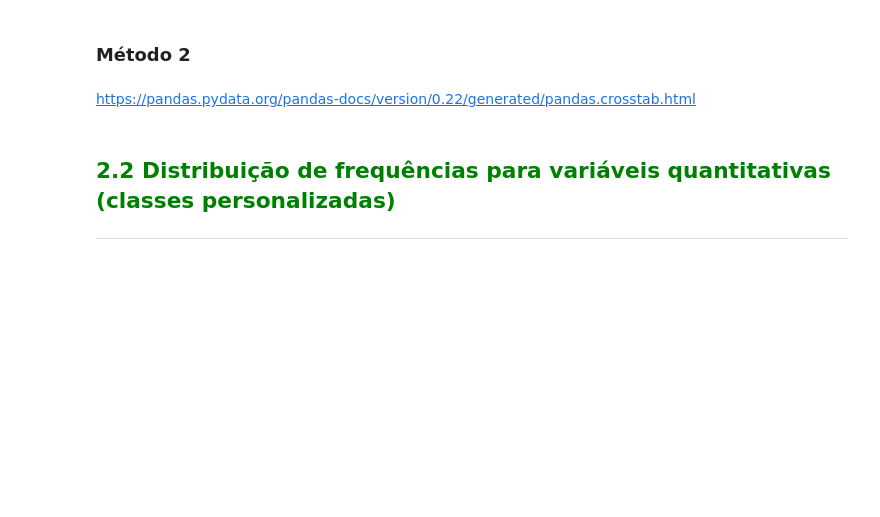
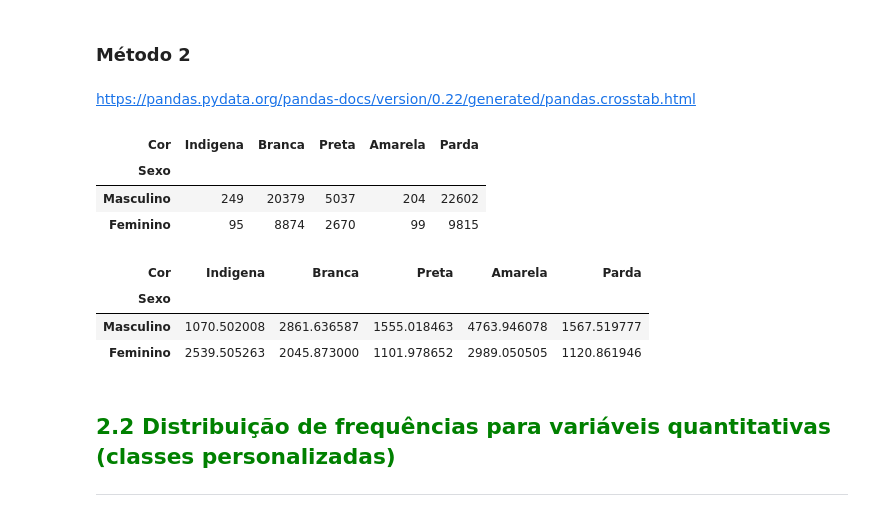
Before and after one commit to heber-augusto/course-stats-with-python, a Jupyter notebook: stats_with_python_part.ipynb, the cells around one changed output. Drawn from its saved outputs; the diff is of its cells as text; code cells hidden in the pictures; blank space fills up the shorter version.

```diff
--- a/stats_with_python_part.ipynb
+++ b/stats_with_python_part.ipynb
@@ -238,6 +266,48 @@ https://pandas.pydata.org/pandas-docs/version/0.22/generated/pandas.Series.value
 ### Método 2
 # %% [markdown]
 https://pandas.pydata.org/pandas-docs/version/0.22/generated/pandas.crosstab.html
+# %%
+sexo = {
+    0:'Masculino',
+    1:'Feminino'
+}
+
+cor = {
+    0:'Indigena',
+    2:'Branca',
+    4:'Preta',
+    6:'Amarela',
+    8:'Parda',
+    9:'Sem declaração'
+}
+# %%
+frequencia = pd.crosstab(
+    df.Sexo,
+    df.Cor
+    )
+frequencia.rename(index=sexo, inplace=True)
+frequencia.rename(columns=cor, inplace=True)
+frequencia
+# %% [output]
+| Cor | Indigena | Branca | Preta | Amarela | Parda |
+| Sexo |  |  |  |  |  |
+| Masculino | 249 | 20379 | 5037 | 204 | 22602 |
+| Feminino | 95 | 8874 | 2670 | 99 | 9815 |
+# %%
+percentual = pd.crosstab(
+    df.Sexo,
+    df.Cor,
+    aggfunc='mean',
+    values = df.Renda
+    )
+percentual.rename(index=sexo, inplace=True)
+percentual.rename(columns=cor, inplace=True)
+percentual
+# %% [output]
+| Cor | Indigena | Branca | Preta | Amarela | Parda |
+| Sexo |  |  |  |  |  |
+| Masculino | 1070.502008 | 2861.636587 | 1555.018463 | 4763.946078 | 1567.519777 |
+| Feminino | 2539.505263 | 2045.873000 | 1101.978652 | 2989.050505 | 1120.861946 |
 # %% [markdown]
 ## <font color=green>2.2 Distribuição de frequências para variáveis quantitativas (classes personalizadas)</font>
 ***
```
Also changed, not shown: parts of 8 cells of this notebook.
